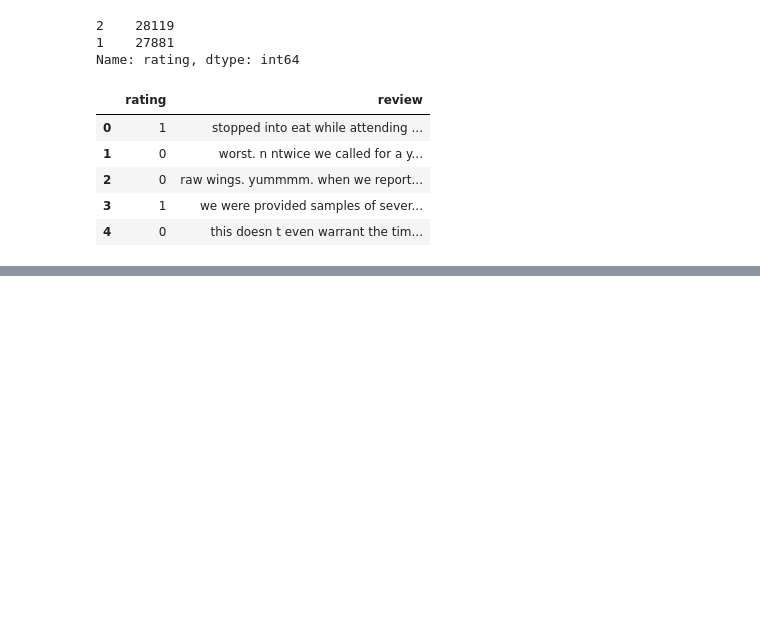
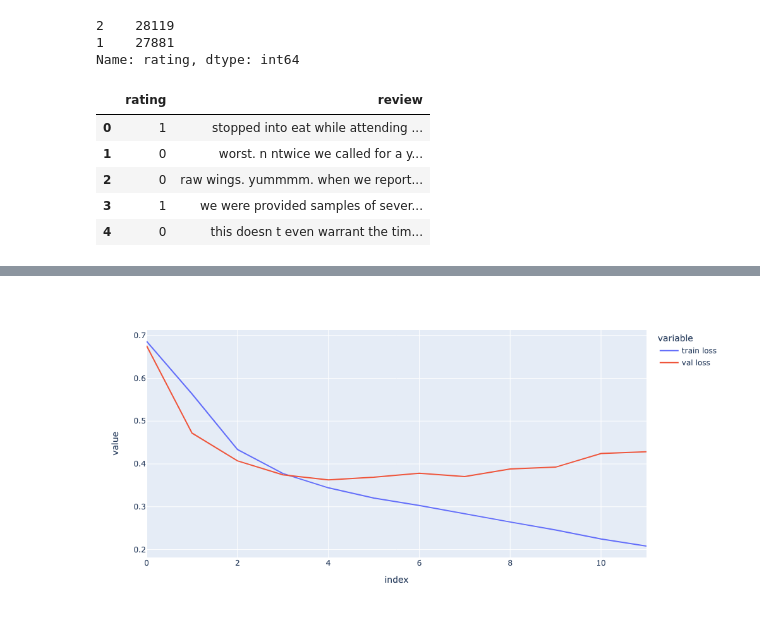
Before and after one commit to vktrbr/tadimo_2_sem, a Jupyter notebook: 05_NLP_1_intro.ipynb, the cells around one changed output, grey strips where cells are left out. Cells and saved outputs as stored; diff of their text form; code cells hidden in the pictures; blank space fills up the shorter version.

```diff
--- a/05_NLP_1_intro.ipynb
+++ b/05_NLP_1_intro.ipynb
@@ -390,6 +389,8 @@ rev_train, rev_valid = train_test_split(reviews_tr, test_size=0.2)
 # 3.4
 
 wnl = WordNetLemmatizer()
+
+MAX_REVIEW_LEN = 64
 
 
 class Vocab:
@@ -419,14 +420,14 @@ class ReviewDataset(Dataset):
         self.vocab = _vocab
 
     def vectorize(self, review: str):
-        """ Генерирует представление отзыва review при помощи бинарного кодирования (см. 1.2) """
+        review = review.lower()
+        output_tensor = torch.zeros(MAX_REVIEW_LEN, dtype=torch.long)
 
-        output_tensor = torch.zeros(1, self.vocab.vocab_len)
-        for word in word_tokenize(review):
+        for l, word in enumerate(word_tokenize(review)[:MAX_REVIEW_LEN], 1):
+
             word = wnl.lemmatize(word)
-
-            if word in vocab.token_to_idx:
-                output_tensor[0, vocab.token_to_idx[word]] = 1
+            if word in self.vocab.token_to_idx.keys():
+                output_tensor[MAX_REVIEW_LEN - l] = self.vocab.token_to_idx[word]
 
         return output_tensor
 
@@ -444,19 +452,22 @@ test[1]
 # %%
 # 3.6
 
-kernels = [1, 32, 32, 64, 64, 128, 128] # , 256, 256]
+kernels = [MAX_REVIEW_LEN, 64, 128, 256]
 convs = torch.nn.Sequential()
 for i in range(len(kernels) - 1):
     convs.add_module(f'conv {i}', torch.nn.Conv1d(kernels[i], kernels[i + 1], 3))
     convs.add_module(f'pooling {i}', torch.nn.MaxPool1d(3))
     convs.add_module(f'func {i}', torch.nn.LeakyReLU(0.1))
+    convs.add_module(f'dropout {i}', torch.nn.Dropout(0.1))
 
 model = torch.nn.Sequential(
+    torch.nn.Embedding(vocab_review.vocab_len + 1, 128),
+    convs,
     torch.nn.Flatten(),
-    torch.nn.Linear(66520, 1024),
+    torch.nn.Linear(768, 1024),
     torch.nn.ReLU(),
     torch.nn.Linear(1024, 2)
 )
 
-model(next(iter(DataLoader(test, batch_size=2)))[0])
+model(next(iter(DataLoader(test, batch_size=1)))[0])
 # %% [output]
@@ -472,7 +482,7 @@ loss_log = []
 loss_log_val = []
 min_val_loss = 10 ** 10
 
-for i in range(50):
+for i in range(15):
     epoch_loss = 0
     epoch_loss_val = 0
     j, k = 1, 1  # Делители running losses
@@ -505,5 +515,6 @@ for i in range(50):
     loss_log.append(epoch_loss)
     loss_log_val.append(epoch_loss_val)
 
+model.eval()
 model.load_state_dict(torch.load('models/surname_model.pt'))
 # %% [output]
@@ -515,0 +534,4 @@ model(next(iter(DataLoader(test, batch_size=2)))[0])
+# %%
+px.line(pd.DataFrame({'train loss': loss_log, 'val loss': loss_log_val})).show(renderer='png', width=1000)
+# %% [output]
+[figure, added]
```
Also changed, not shown: parts of 27 cells of this notebook.
